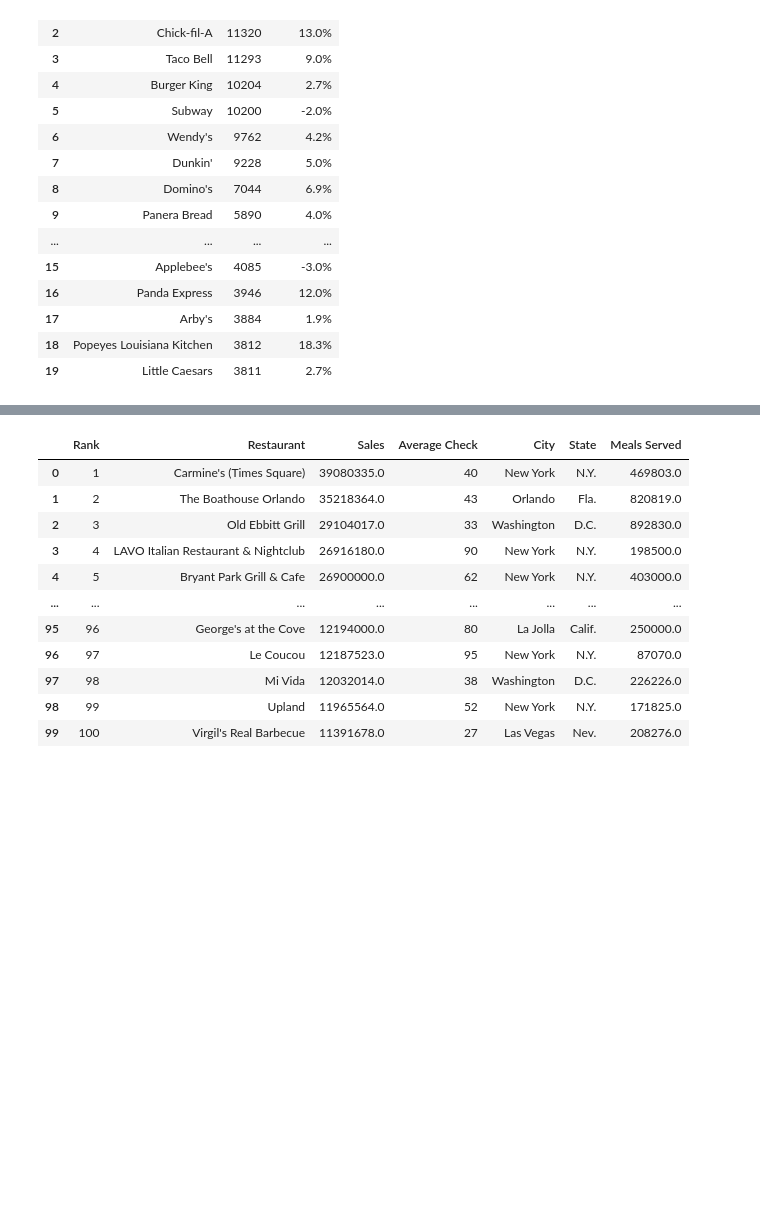
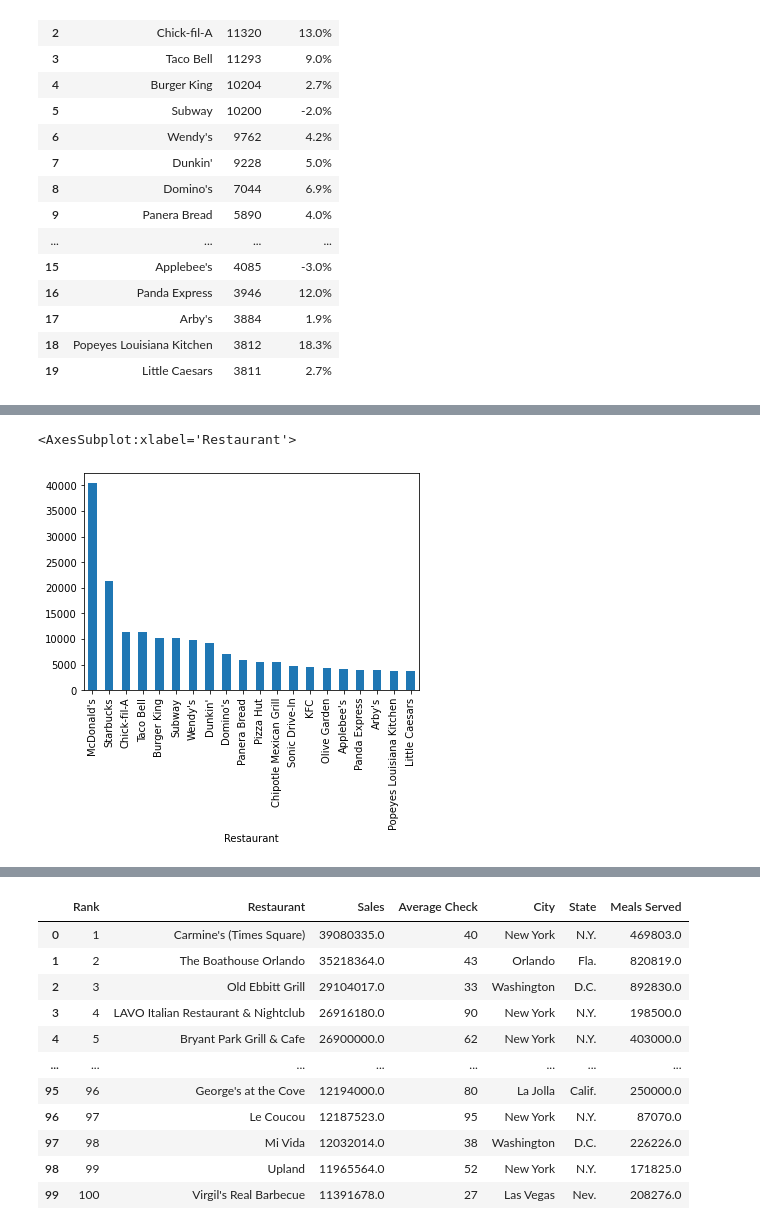
Before and after one commit to lukaszplatos/DataIntro, a Jupyter notebook: MyProject.ipynb, the cells around one changed output, grey strips where cells are left out. Saved outputs shown, nothing was run; the diff lists cells and outputs as text; code cells hidden in the pictures; blank space fills up the shorter version.

```diff
--- a/MyProject.ipynb
+++ b/MyProject.ipynb
@@ -182,0 +169,3 @@ print(top1)
+# %%
+top1 = top.iloc[0:20, 0:6]. set_index('Restaurant')
+top1
@@ -183 +191,6 @@ print(top1)
+# %%
+top1['Sales'].plot.bar()
+# %% [output]
+<AxesSubplot:xlabel='Restaurant'>
+[figure, added]
 # %%
```
Also changed, not shown: parts of 19 cells of this notebook.
